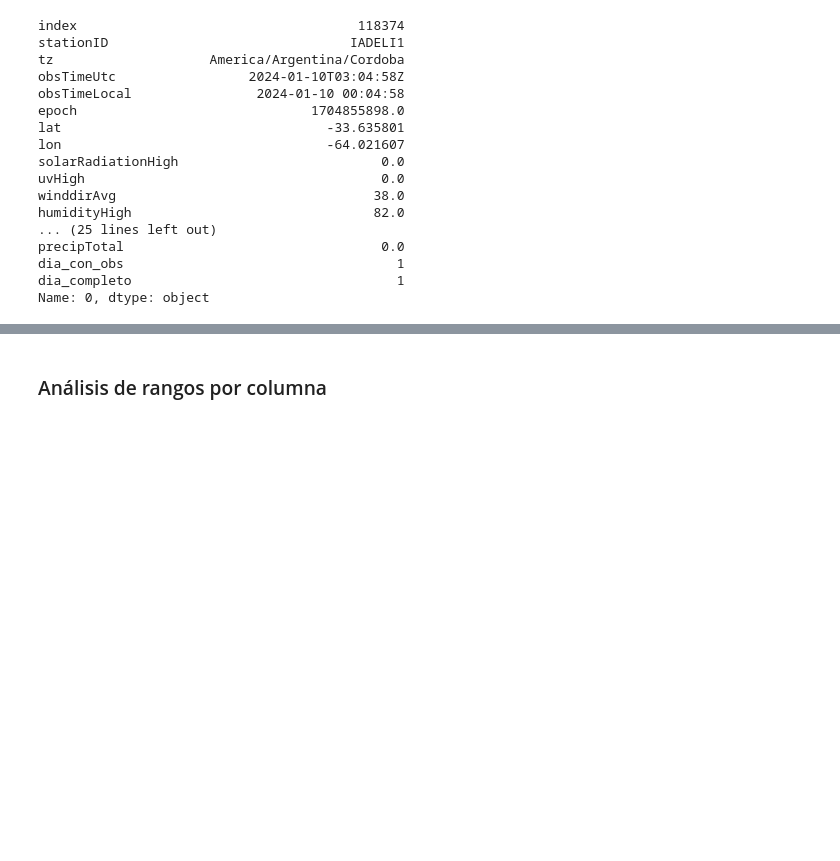
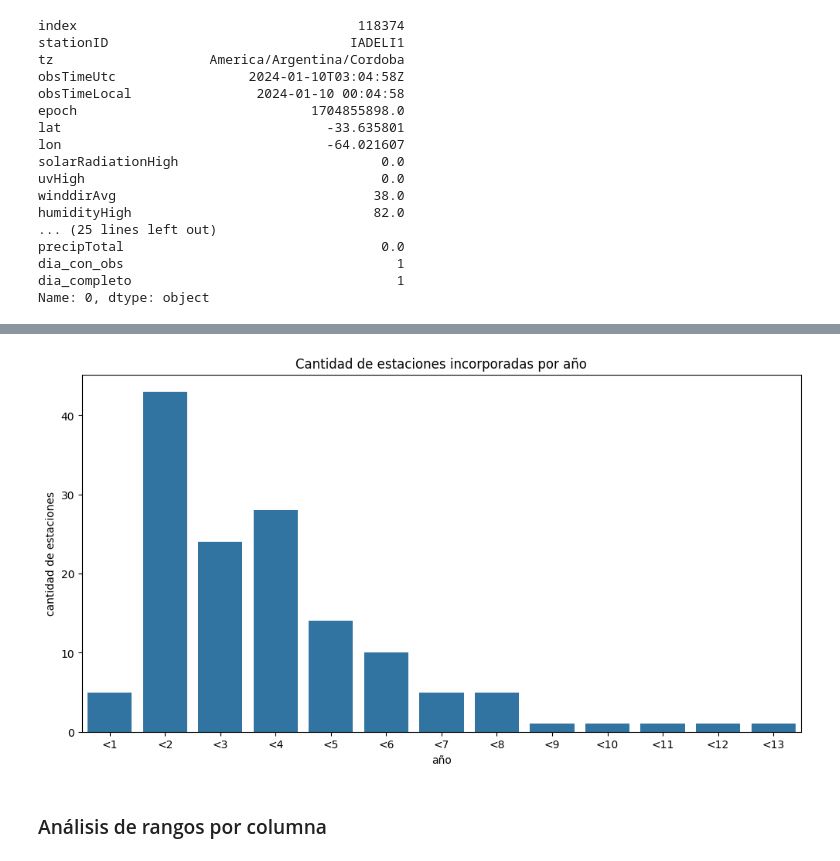
Before and after one commit to Facunditos/wunder, a Jupyter notebook: scraping.ipynb, the cells around one changed output, grey strips where cells are left out. Saved outputs shown, nothing was run; the diff lists cells and outputs as text; code cells hidden in the pictures; blank space fills up the shorter version.

```diff
--- a/scraping.ipynb
+++ b/scraping.ipynb
@@ -590,3 +603,20 @@ Name: 0, dtype: object
+# %%
+plazo_dias = 365
+dias_obs = estaciones_elegidas['dias_obs']
+dias_obs_max = int(dias_obs.max())
+lim_sup = ((dias_obs_max//plazo_dias)+1)*365+1
+rangos_validos = [f"<{i+1}" for i,rango in enumerate(estaciones_elegidas['antiguedad_años'].unique())]
+rangos_validos.pop(-1)
+estaciones_elegidas['antiguedad_años'] = pd.cut(dias_obs,bins=range(0,lim_sup,plazo_dias),labels=rangos_validos)
+# %%
+plt.figure(figsize=(12,6))
+plt.title('Cantidad de estaciones incorporadas por año')
+ax = sns.countplot(estaciones_elegidas,x='antiguedad_años')
+plt.ylabel('cantidad de estaciones')
+plt.xlabel('año')
+plt.show()
+# %% [output]
+[figure, added]
 # %% [markdown]
 ### Análisis de rangos por columna
 # %%
```
Also changed, not shown: parts of 19 cells of this notebook, 2 other files.
